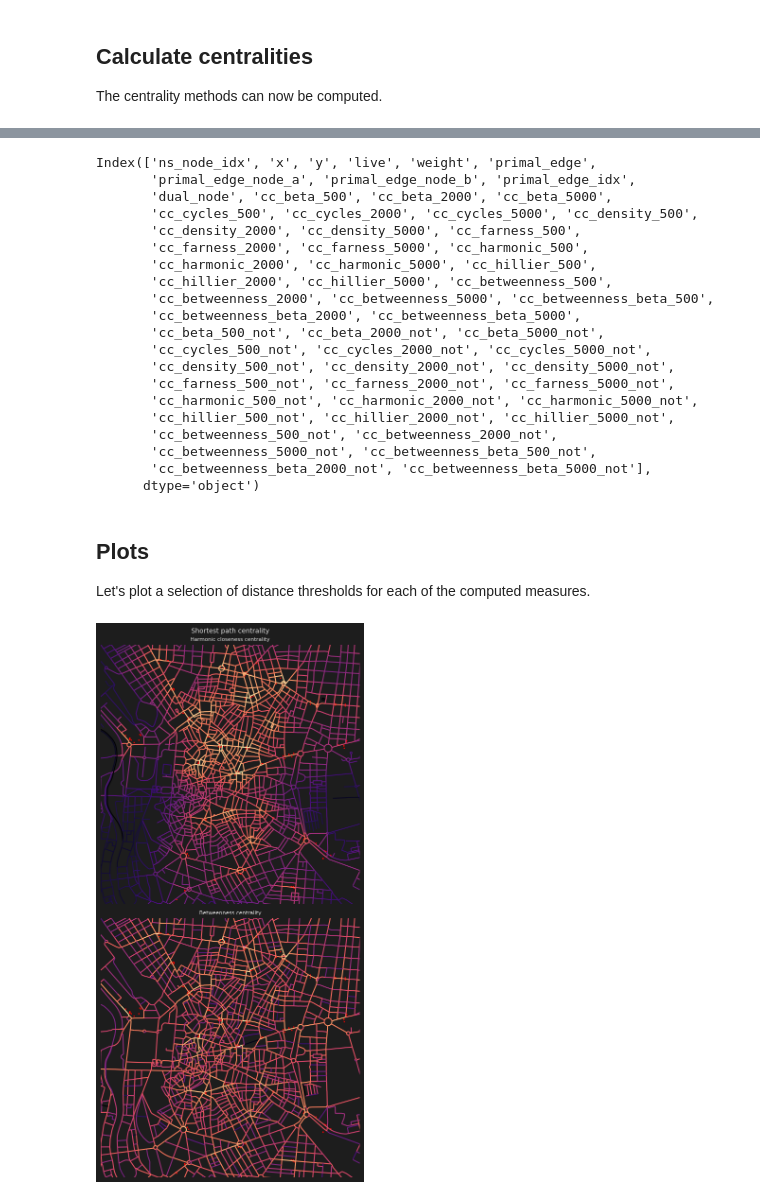
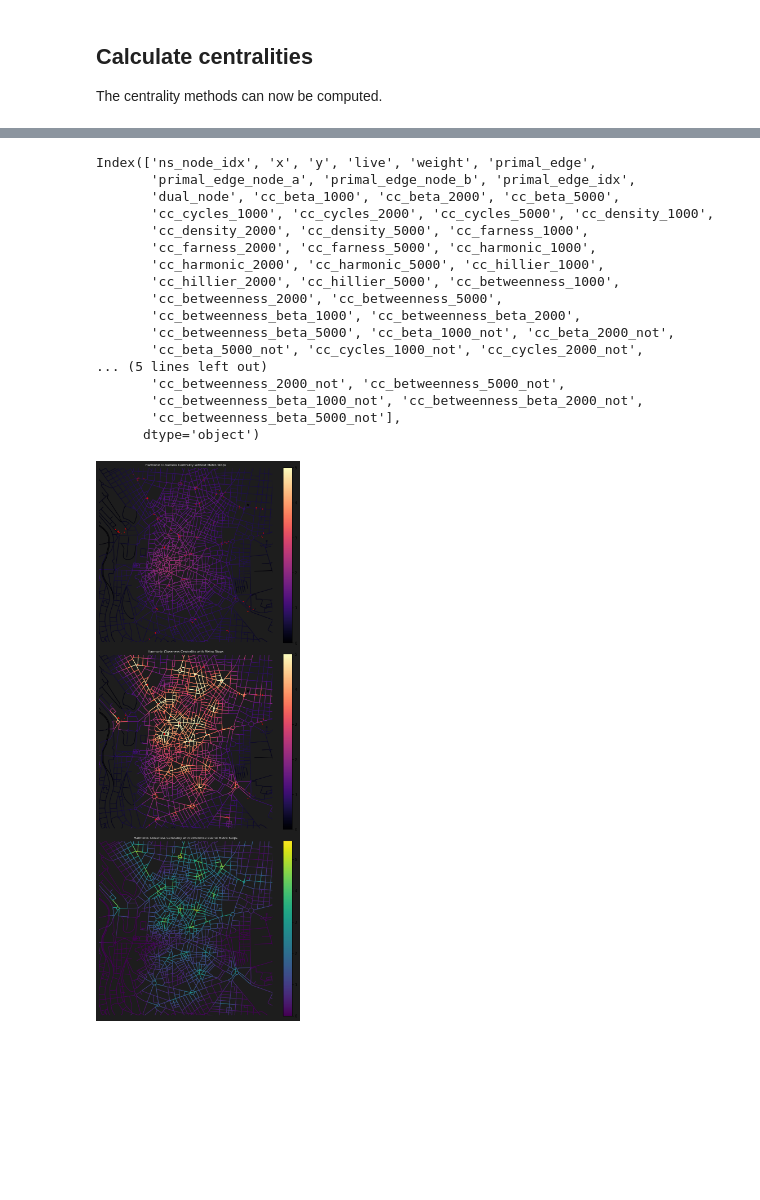
Before and after one commit to benchmark-urbanism/cityseer-examples, a Jupyter notebook: recipes/centrality/centrality_metro.ipynb, the cells around one changed output, grey strips where cells are left out. Saved outputs shown, nothing was run; the diff lists cells and outputs as text; code cells hidden in the pictures; blank space fills up the shorter version.

```diff
--- a/recipes/centrality/centrality_metro.ipynb
+++ b/recipes/centrality/centrality_metro.ipynb
@@ -20,7 +20,7 @@ nodes_gdf, edges_gdf, network_structure = io.network_structure_from_nx(G_dual)
 INFO:cityseer.tools.io:Preparing node and edge arrays from networkX graph.
 INFO:cityseer.graph:Edge R-tree built successfully with 104026 items.
 # %%
-distances = [500, 2000, 5000]
+distances = [1000, 2000, 5000]
 nodes_gdf = networks.node_centrality_shortest(
     network_structure=network_structure,
     nodes_gdf=nodes_gdf,
@@ -132,70 +131,73 @@ nodes_gdf.columns
 # %% [output]
 Index(['ns_node_idx', 'x', 'y', 'live', 'weight', 'primal_edge',
        'primal_edge_node_a', 'primal_edge_node_b', 'primal_edge_idx',
-       'dual_node', 'cc_beta_500', 'cc_beta_2000', 'cc_beta_5000',
-       'cc_cycles_500', 'cc_cycles_2000', 'cc_cycles_5000', 'cc_density_500',
-       'cc_density_2000', 'cc_density_5000', 'cc_farness_500',
-       'cc_farness_2000', 'cc_farness_5000', 'cc_harmonic_500',
-       'cc_harmonic_2000', 'cc_harmonic_5000', 'cc_hillier_500',
-       'cc_hillier_2000', 'cc_hillier_5000', 'cc_betweenness_500',
-       'cc_betweenness_2000', 'cc_betweenness_5000', 'cc_betweenness_beta_500',
-       'cc_betweenness_beta_2000', 'cc_betweenness_beta_5000',
-       'cc_beta_500_not', 'cc_beta_2000_not', 'cc_beta_5000_not',
-       'cc_cycles_500_not', 'cc_cycles_2000_not', 'cc_cycles_5000_not',
-       'cc_density_500_not', 'cc_density_2000_not', 'cc_density_5000_not',
-       'cc_farness_500_not', 'cc_farness_2000_not', 'cc_farness_5000_not',
-       'cc_harmonic_500_not', 'cc_harmonic_2000_not', 'cc_harmonic_5000_not',
-       'cc_hillier_500_not', 'cc_hillier_2000_not', 'cc_hillier_5000_not',
-       'cc_betweenness_500_not', 'cc_betweenness_2000_not',
-       'cc_betweenness_5000_not', 'cc_betweenness_beta_500_not',
-       'cc_betweenness_beta_2000_not', 'cc_betweenness_beta_5000_not'],
+       'dual_node', 'cc_beta_1000', 'cc_beta_2000', 'cc_beta_5000',
+       'cc_cycles_1000', 'cc_cycles_2000', 'cc_cycles_5000', 'cc_density_1000',
+       'cc_density_2000', 'cc_density_5000', 'cc_farness_1000',
+       'cc_farness_2000', 'cc_farness_5000', 'cc_harmonic_1000',
+       'cc_harmonic_2000', 'cc_harmonic_5000', 'cc_hillier_1000',
+       'cc_hillier_2000', 'cc_hillier_5000', 'cc_betweenness_1000',
+       'cc_betweenness_2000', 'cc_betweenness_5000',
+       'cc_betweenness_beta_1000', 'cc_betweenness_beta_2000',
+       'cc_betweenness_beta_5000', 'cc_beta_1000_not', 'cc_beta_2000_not',
+       'cc_beta_5000_not', 'cc_cycles_1000_not', 'cc_cycles_2000_not',
+... (5 lines left out)
+       'cc_betweenness_2000_not', 'cc_betweenness_5000_not',
+       'cc_betweenness_beta_1000_not', 'cc_betweenness_beta_2000_not',
+       'cc_betweenness_beta_5000_not'],
       dtype='object')
-# %% [markdown]
-## Plots
-
-Let's plot a selection of distance thresholds for each of the computed measures.
+# %%
+nodes_gdf["cc_harmonic_1000_diff"] = (
+    nodes_gdf["cc_harmonic_1000"] - nodes_gdf["cc_harmonic_1000_not"]
+)
 # %%
-import matplotlib.colors as colors
-
-fig, axes = plt.subplots(2, 1, figsize=(8, 12), facecolor="#1d1d1d")
-fig.suptitle(
-    "Shortest path centrality",
-    fontsize=10,
-    color="#ddd",
-)
+fig, axes = plt.subplots(3, 1, figsize=(8, 20), facecolor="#1d1d1d")
 
 nodes_gdf.plot(
-    column="cc_harmonic_2000",
+    column="cc_harmonic_1000_not",
     cmap="magma",
-    legend=False,
+    legend=True,
     ax=axes[0],
+    vmax=5,
 )
 axes[0].set_title(
-    "Harmonic closeness centrality",
+    "Harmonic Closeness Centrality without Metro Stops",
     fontsize=8,
     color="#ddd",
 )
 stops_gdf.plot(ax=axes[0], color="red", markersize=1)
 
 nodes_gdf.plot(
-    column="cc_betweenness_2000",
+    column="cc_harmonic_1000",
     cmap="magma",
-    norm=colors.LogNorm(),  # Apply log normalization
-    legend=False,
+    legend=True,
     ax=axes[1],
+    vmax=5,
 )
 axes[1].set_title(
-    "Betweenness centrality",
+    "Harmonic Closeness Centrality with Metro Stops",
     fontsize=8,
     color="#ddd",
 )
 stops_gdf.plot(ax=axes[1], color="red", markersize=1)
+
+nodes_gdf.plot(
+    column="cc_harmonic_1000_diff",
+    cmap="viridis",
+    legend=True,
+    ax=axes[2],
+)
+axes[2].set_title(
+    "Harmonic Closeness Centrality with difference due to Metro Stops",
+    fontsize=8,
+    color="#ddd",
+)
 
 for ax in axes:
     ax.set_xlim(438500, 438500 + 3500)
     ax.set_ylim(4472500, 4472500 + 3500)
     ax.axis(False)
 
 plt.tight_layout()
 # %% [output]
-[figure, old version]
+[figure, new version]
```
Also changed, not shown: parts of 4 cells of this notebook, 1 other file.
